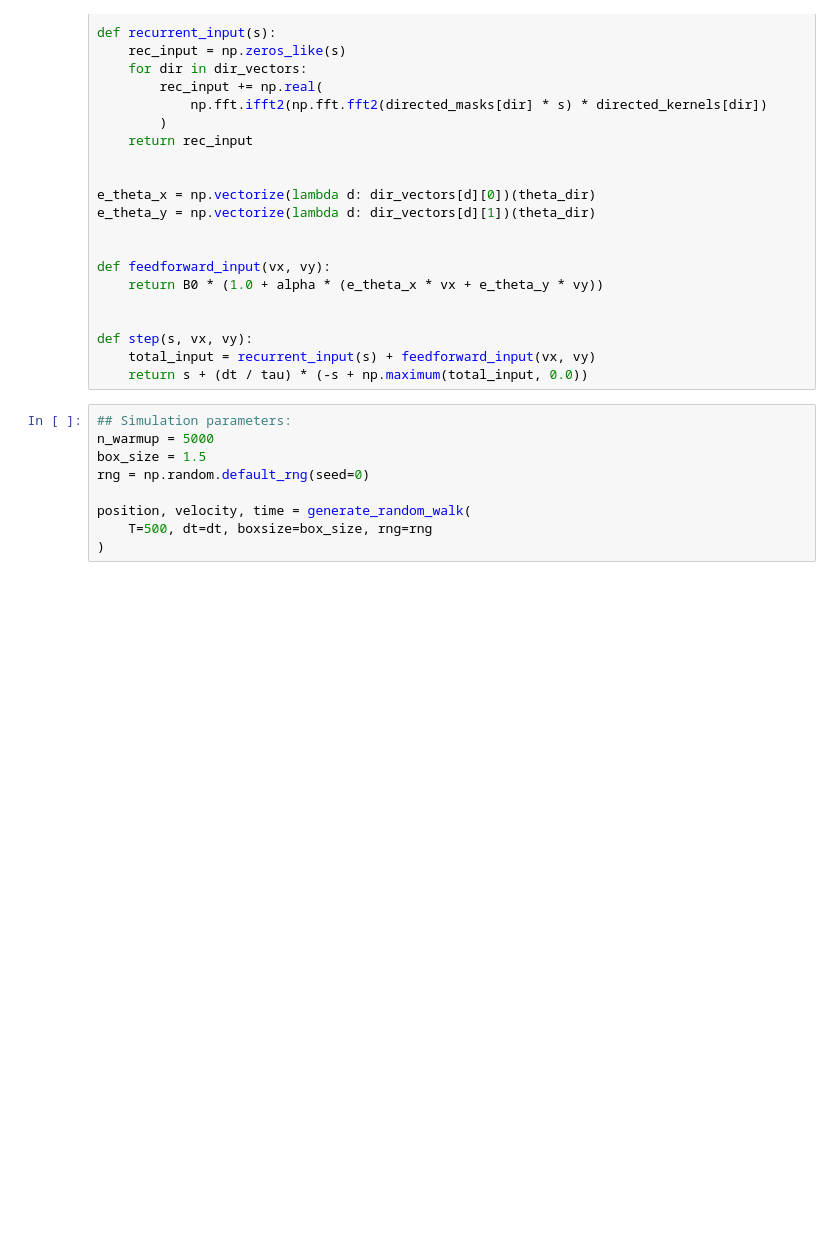
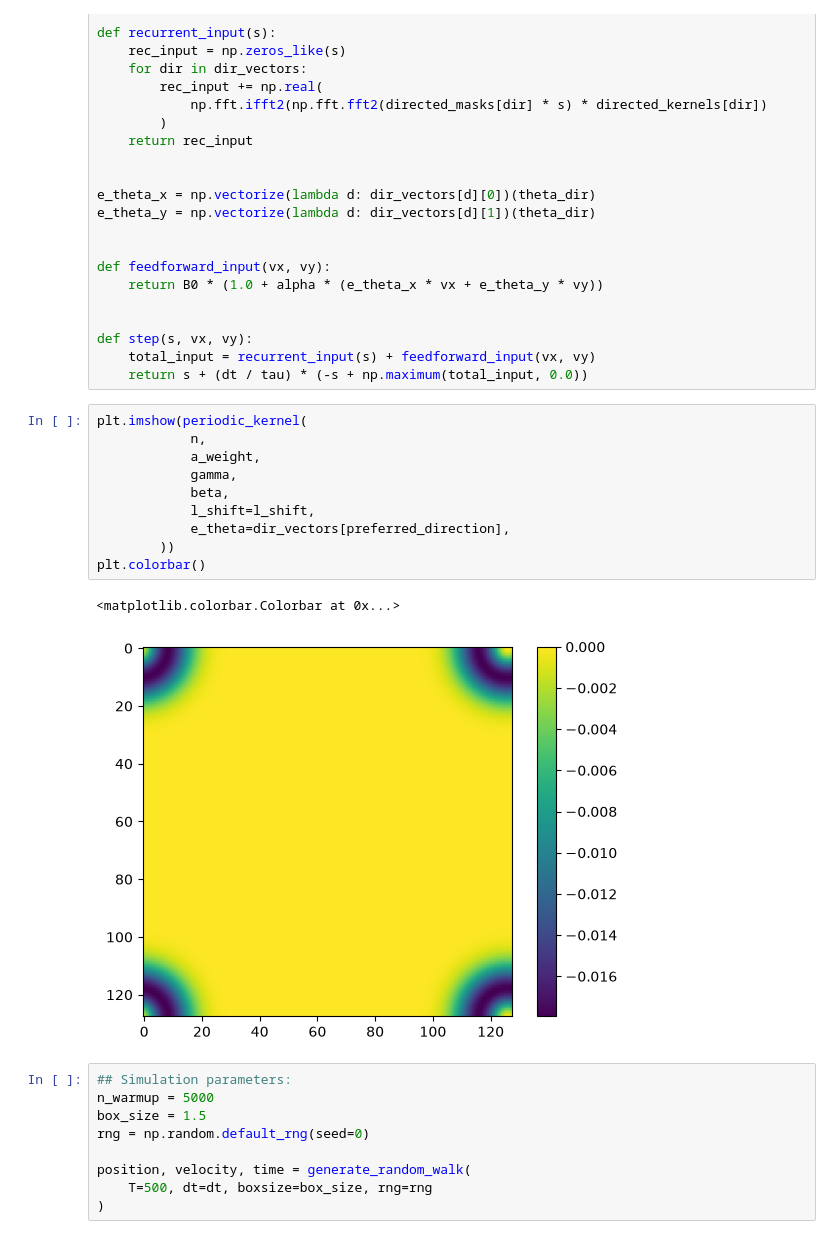
Before and after one commit to siaulich/grid-cells, a Jupyter notebook: continuous_attractor_model_2d.ipynb, the cells around one changed output. Cells and saved outputs as stored; diff of their text form; blank space fills up the shorter version.

```diff
--- a/continuous_attractor_model_2d.ipynb
+++ b/continuous_attractor_model_2d.ipynb
@@ -84,6 +84,19 @@ def feedforward_input(vx, vy):
 def step(s, vx, vy):
     total_input = recurrent_input(s) + feedforward_input(vx, vy)
     return s + (dt / tau) * (-s + np.maximum(total_input, 0.0))
+# %%
+plt.imshow(periodic_kernel(
+            n,
+            a_weight,
+            gamma,
+            beta,
+            l_shift=l_shift,
+            e_theta=dir_vectors[preferred_direction],
+        ))
+plt.colorbar()
+# %% [output]
+<matplotlib.colorbar.Colorbar at 0x...>
+[figure, added]
 # %%
 ## Simulation parameters:
 n_warmup = 5000
```
Also changed, not shown: parts of 1 cell of this notebook, 6 other files.
